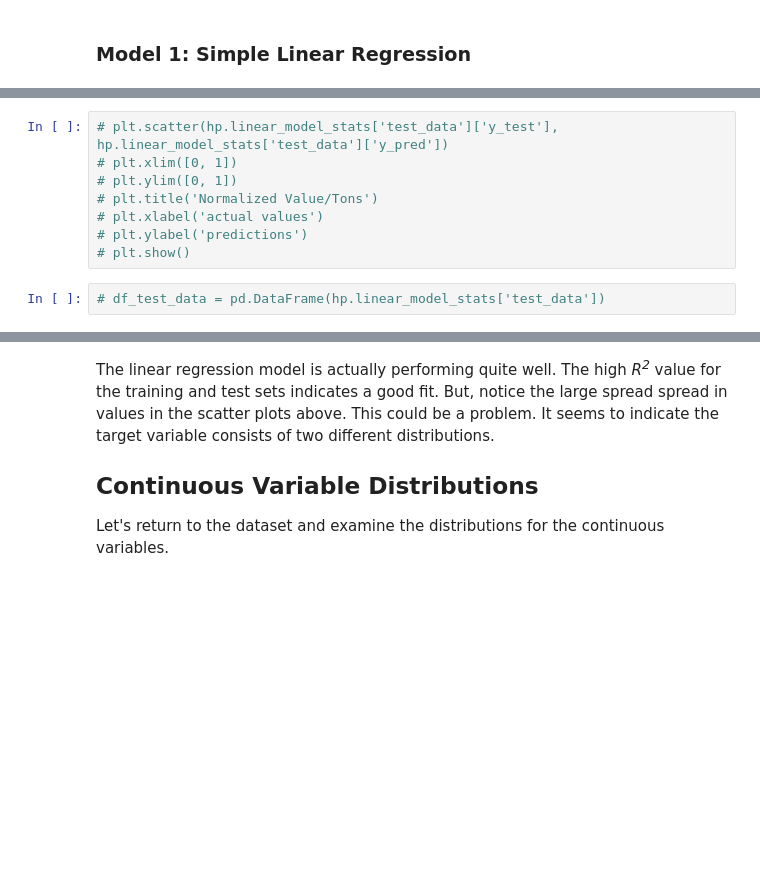
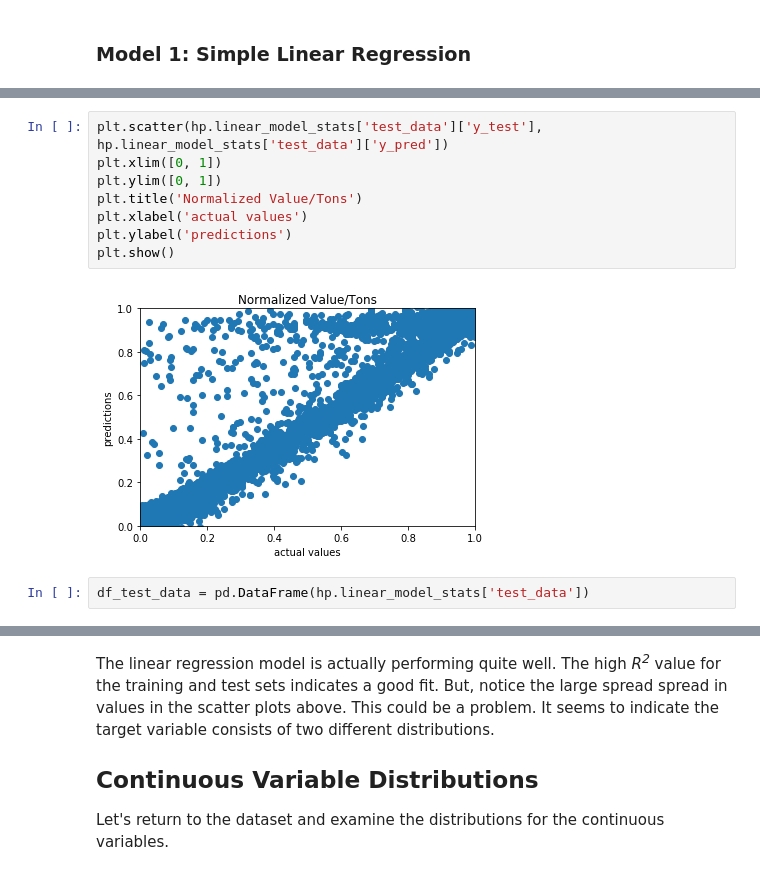
Before and after one commit to dmclark53/thinkful, a Jupyter notebook: Capstone-Projects/Capstone-3-Supervised-learning/Predicting_freight_value-Modeling.ipynb, the cells around one changed output, grey strips where cells are left out. Drawn from its saved outputs; the diff is of its cells as text; blank space fills up the shorter version.

```diff
--- a/Capstone-Projects/Capstone-3-Supervised-learning/Predicting_freight_value-Modeling.ipynb
+++ b/Capstone-Projects/Capstone-3-Supervised-learning/Predicting_freight_value-Modeling.ipynb
@@ -240,11 +256,13 @@ Create train and test datasets. Since the dataset is so large, I will create a s
 # %%
-# plt.scatter(hp.linear_model_stats['test_data']['y_test'], hp.linear_model_stats['test_data']['y_pred'])
-# plt.xlim([0, 1])
-# plt.ylim([0, 1])
-# plt.title('Normalized Value/Tons')
-# plt.xlabel('actual values')
-# plt.ylabel('predictions')
-# plt.show()
+plt.scatter(hp.linear_model_stats['test_data']['y_test'], hp.linear_model_stats['test_data']['y_pred'])
+plt.xlim([0, 1])
+plt.ylim([0, 1])
+plt.title('Normalized Value/Tons')
+plt.xlabel('actual values')
+plt.ylabel('predictions')
+plt.show()
+# %% [output]
+[figure, added]
 # %%
-# df_test_data = pd.DataFrame(hp.linear_model_stats['test_data'])
+df_test_data = pd.DataFrame(hp.linear_model_stats['test_data'])
 # %%
```
Also changed, not shown: parts of 37 cells of this notebook, 2 other files.
